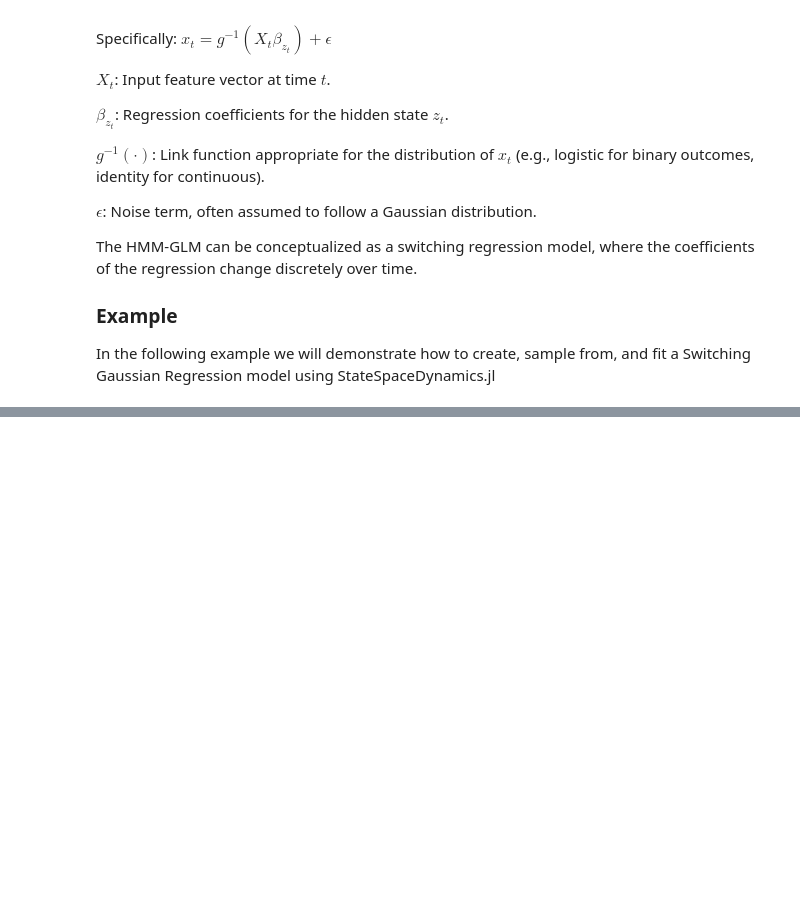
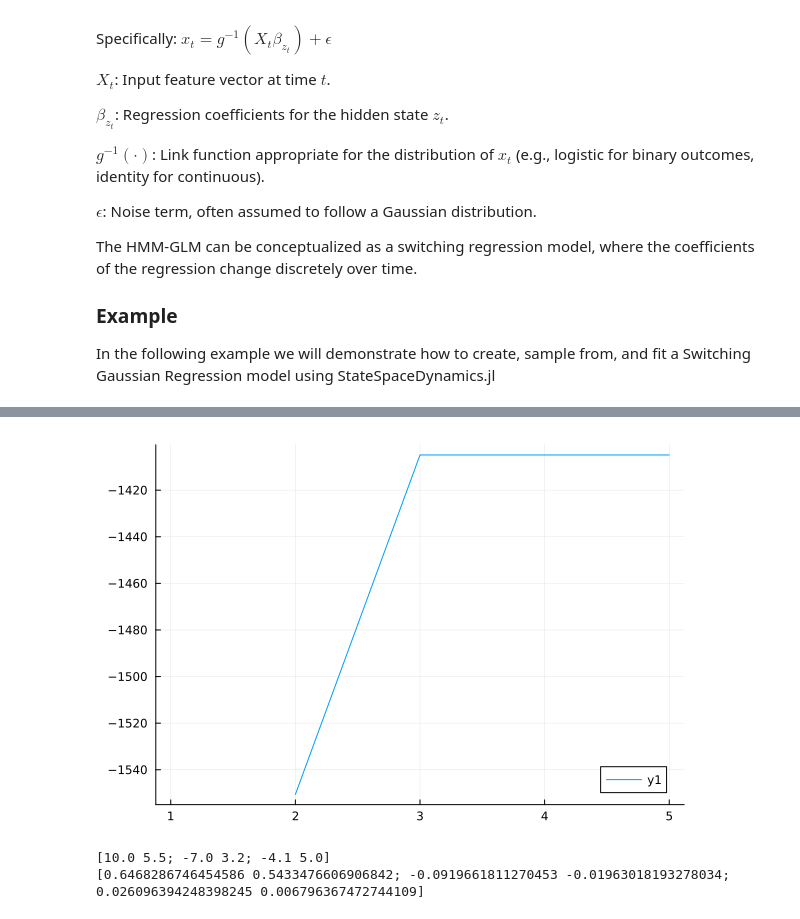
Before and after one commit to depasquale-lab/StateSpaceDynamics.jl, a Jupyter notebook: notebooks/hmmglm.ipynb, the cells around one changed output, grey strips where cells are left out. Drawn from its saved outputs; the diff is of its cells as text; code cells hidden in the pictures; blank space fills up the shorter version.

```diff
--- a/notebooks/hmmglm.ipynb
+++ b/notebooks/hmmglm.ipynb
@@ -106,0 +102,3 @@ data
+# %%
+test_model = SSD.SwitchingGaussianRegression(K=2, input_dim=2, output_dim=2)
+ll = SSD.fit!(test_model, Φ, data)
@@ -106,0 +113,10 @@ data
+# %%
+plot(ll)
+# %% [output]
+[figure, added]
+# %%
+println(model.B[1].β)
+println(test_model.B[1].β)
+# %% [output]
+[10.0 5.5; -7.0 3.2; -4.1 5.0]
+[0.6468286746454586 0.5433476606906842; -0.0919661811270453 -0.01963018193278034; 0.026096394248398245 0.006796367472744109]
```
Also changed, not shown: parts of 7 cells of this notebook, 2 other files.
